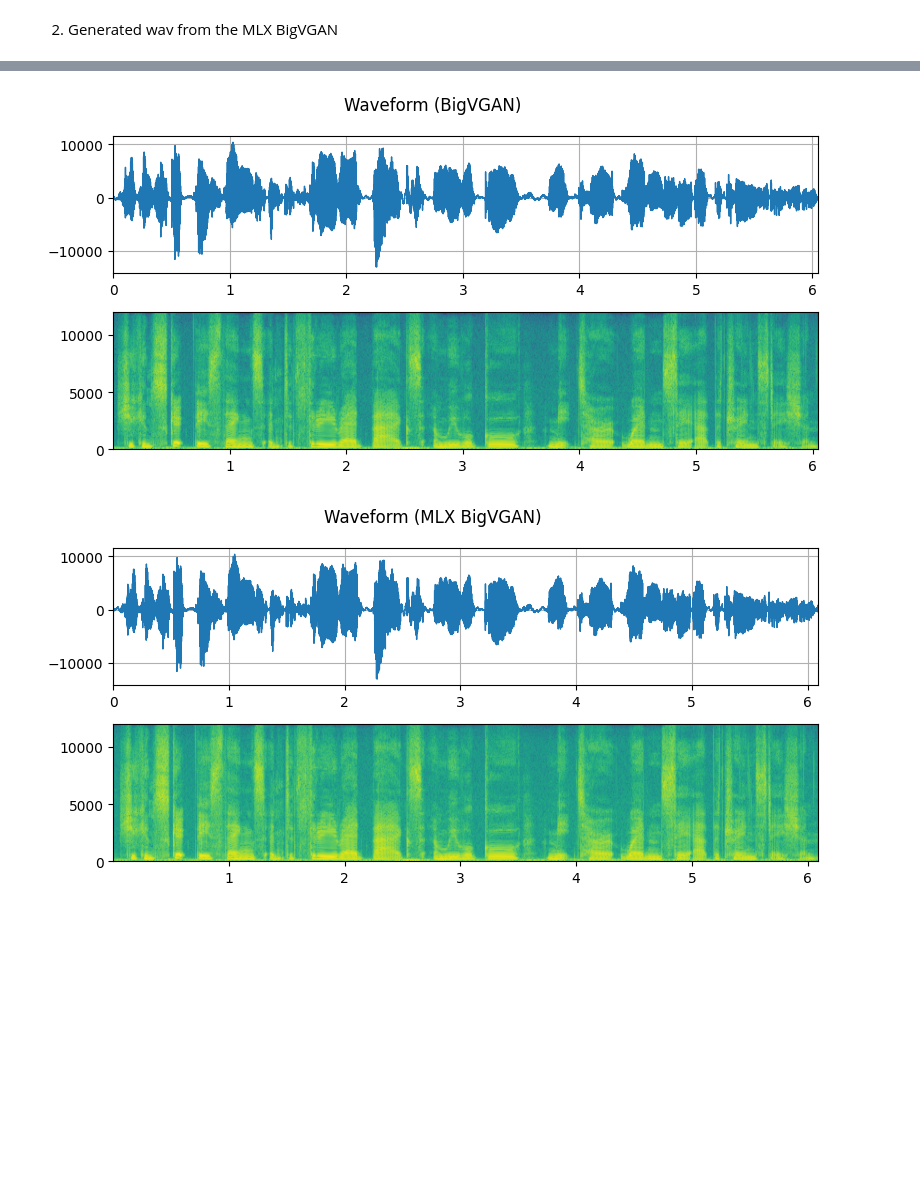
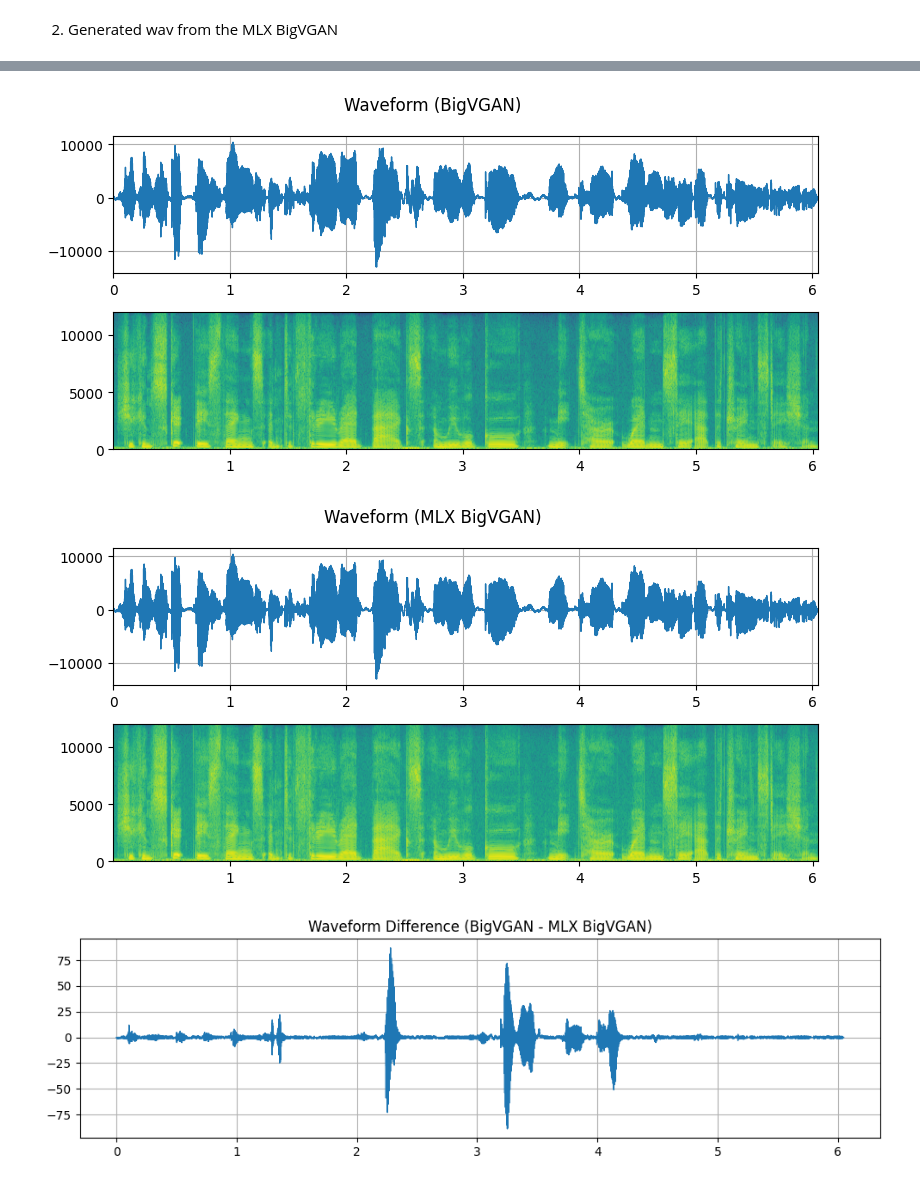
Before and after one commit to yrom/mlx-bigvgan, a Jupyter notebook: Compare.ipynb, the cells around one changed output, grey strips where cells are left out. Saved outputs shown, nothing was run; the diff lists cells and outputs as text; code cells hidden in the pictures; blank space fills up the shorter version.

```diff
--- a/Compare.ipynb
+++ b/Compare.ipynb
@@ -136,6 +136,7 @@ my_mel_spec = my_mel_spectrogram(
     fmin=h.fmin,
     fmax=h.fmax,
     padding=(h.n_fft - h.hop_size) // 2,
+    center=False,  # bigvgan's get_mel_spectrogram in meldataset has center=False
     mel_norm="slaney",
     mel_scale="slaney",
     power=1.0,
@@ -221,4 +262,14 @@ plot_waveform(wav_gen_int16, h.sampling_rate, "Waveform (BigVGAN)")
 plot_waveform(wav_gen2_int16, h.sampling_rate, "Waveform (MLX BigVGAN)")
 # %% [output]
 [figure]
-[figure, old version]
+[figure, new version]
+# %%
+diff = wav_gen_int16 - wav_gen2_int16
+time_axis = np.arange(0, diff.shape[-1]) / h.sampling_rate
+plt.figure(figsize=(12, 3))
+plt.plot(time_axis, diff[0], linewidth=1)
+plt.title("Waveform Difference (BigVGAN - MLX BigVGAN)")
+plt.grid(True)
+plt.show()
+# %% [output]
+[figure, added]
```
Also changed, not shown: parts of 6 cells of this notebook.
